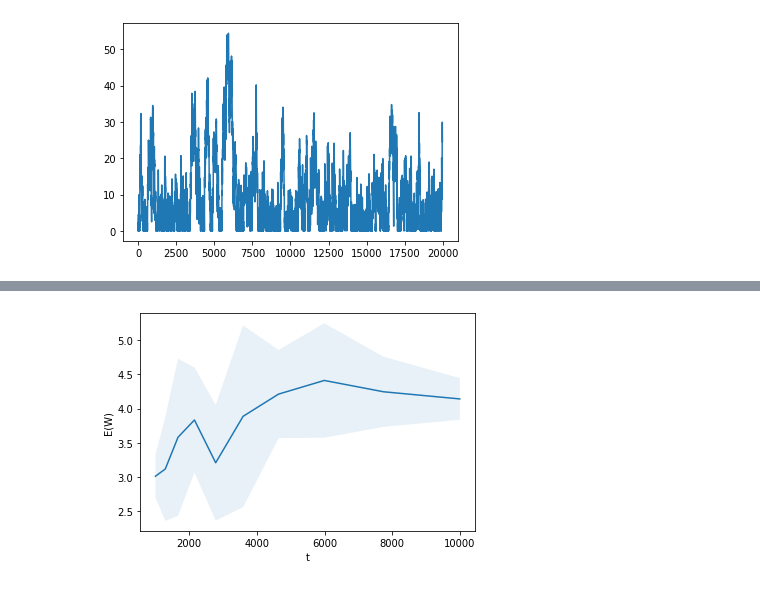
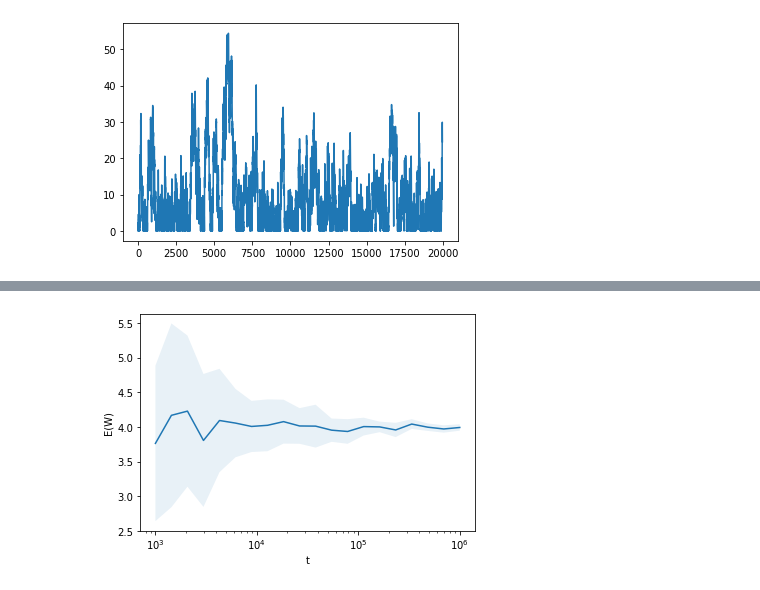
Before and after one commit to Maloup/Stochastic_assignment_2, a Jupyter notebook: Result_visualization.ipynb, the cells around one changed output, grey strips where cells are left out. Drawn from its saved outputs; the diff is of its cells as text; code cells hidden in the pictures.

```diff
--- a/Result_visualization.ipynb
+++ b/Result_visualization.ipynb
@@ -12,6 +15,16 @@ print(np.mean(data.n_queue))
 # %% [output]
 9.581496027442084
 8.709777950915466
+# %%
+from scipy import stats
+
+def sp_confidence_interval(samples, p=0.95):
+    """ Calculates the confidence interval (with p=95% unless noted otherwise)
+    Returns:
+         Confidence radius (int) based on samples.
+    """
+    a = stats.t.interval(p, df=len(samples)-1, loc=np.mean(samples), scale=stats.sem(samples))
+    return a[1] - a[0]
 # %%
 #plot that shows how the mean wait time changes for multiple time intervals (so we can decide on the appropriate time)
 # %%
@@ -88,11 +115,17 @@ vary_t_results, t_range = vary_t(min_exp=3, max_exp=4, seed=8539, arrival_rate=0
+# %%
+shelf = shelve.open("Arrays/t_parameter")
+vary_t_results = shelf["vary_t_results"]
+t_range = shelf["t_range"]
+shelf.close()
 # %%
 results = [list(t) for t in vary_t_results]
 results_means = np.mean(results, axis=0)
-results_std = np.std(results, axis=0, ddof=1)
+a = [sp_confidence_interval(samples) for samples in np.array(results).T]
 plt.plot(t_range, results_means)
-plt.fill_between(t_range, results_means - results_std, results_means + results_std, alpha=0.1)
+plt.fill_between(t_range, results_means - a, results_means + a, alpha=0.1)
 plt.xlabel("t")
+plt.xscale("log")
 plt.ylabel("E(W)")
 plt.show()
 # %% [output]
-[figure, old version]
+[figure, new version]
```
Also changed, not shown: parts of 6 cells of this notebook, 2 other files.
